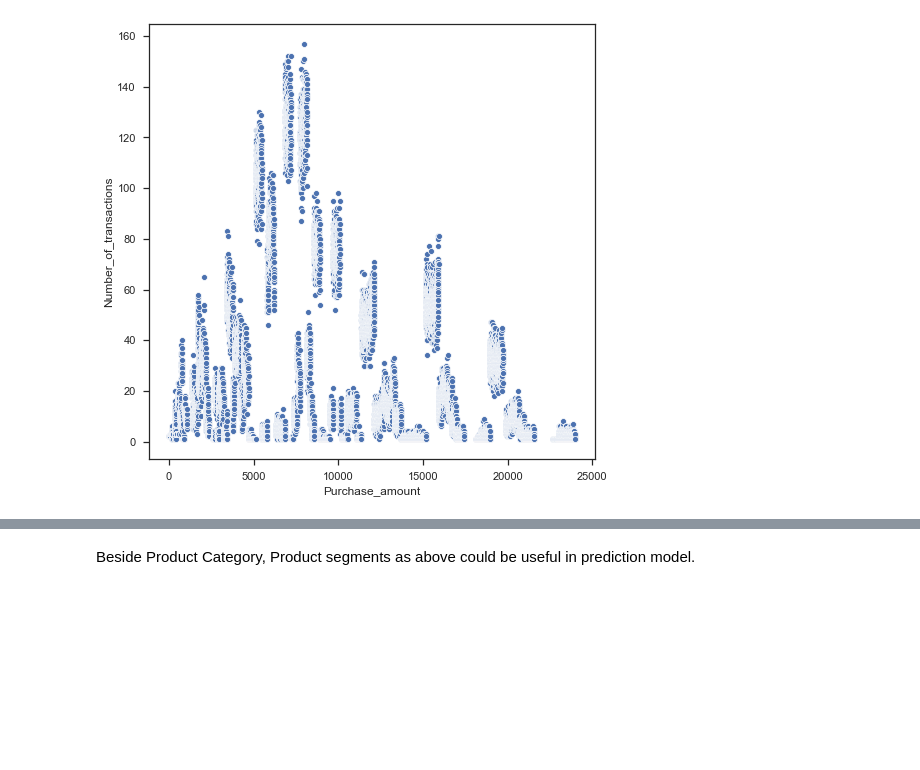
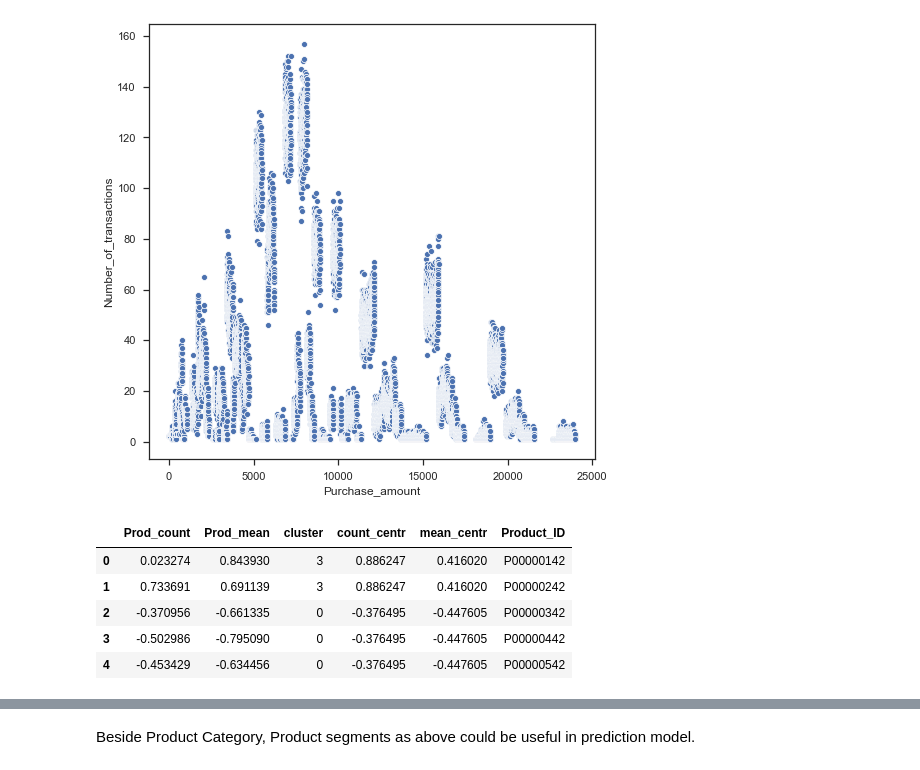
Before and after one commit to loandangnt/black-friday, a Jupyter notebook: black_friday_data_exploration.ipynb, the cells around one changed output, grey strips where cells are left out. Saved outputs shown, nothing was run; the diff lists cells and outputs as text; code cells hidden in the pictures; blank space fills up the shorter version.

```diff
--- a/black_friday_data_exploration.ipynb
+++ b/black_friday_data_exploration.ipynb
@@ -224,2 +235,11 @@ c_df.columns = ['Prod_count','Prod_mean','cluster','Product_ID']
+# %%
+c_df.head()
+# %% [output]
+|  | Prod_count | Prod_mean | cluster | count_centr | mean_centr | Product_ID |
+| 0 | 0.023274 | 0.843930 | 3 | 0.886247 | 0.416020 | P00000142 |
+| 1 | 0.733691 | 0.691139 | 3 | 0.886247 | 0.416020 | P00000242 |
+| 2 | -0.370956 | -0.661335 | 0 | -0.376495 | -0.447605 | P00000342 |
+| 3 | -0.502986 | -0.795090 | 0 | -0.376495 | -0.447605 | P00000442 |
+| 4 | -0.453429 | -0.634456 | 0 | -0.376495 | -0.447605 | P00000542 |
 # %%
 plt.figure(figsize=(10,8))
```
Also changed, not shown: parts of 7 cells of this notebook, 1 other file.
